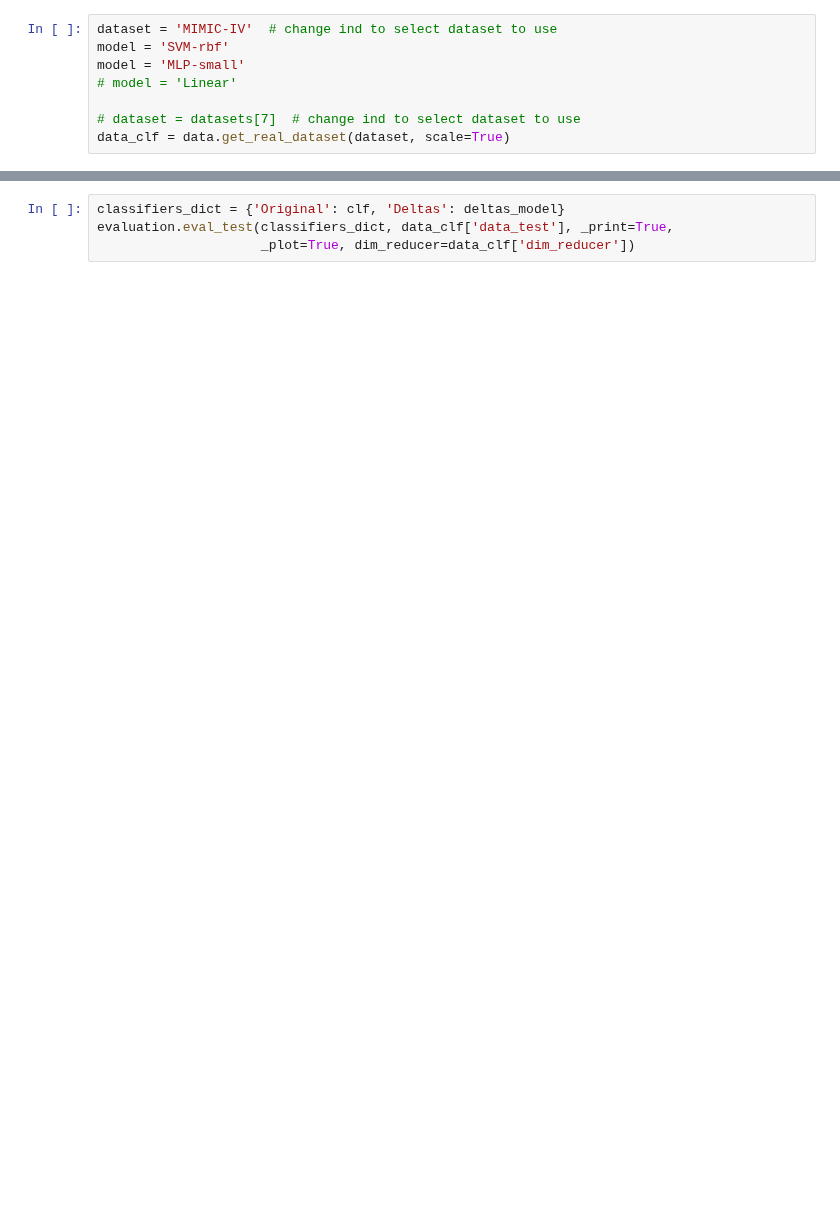
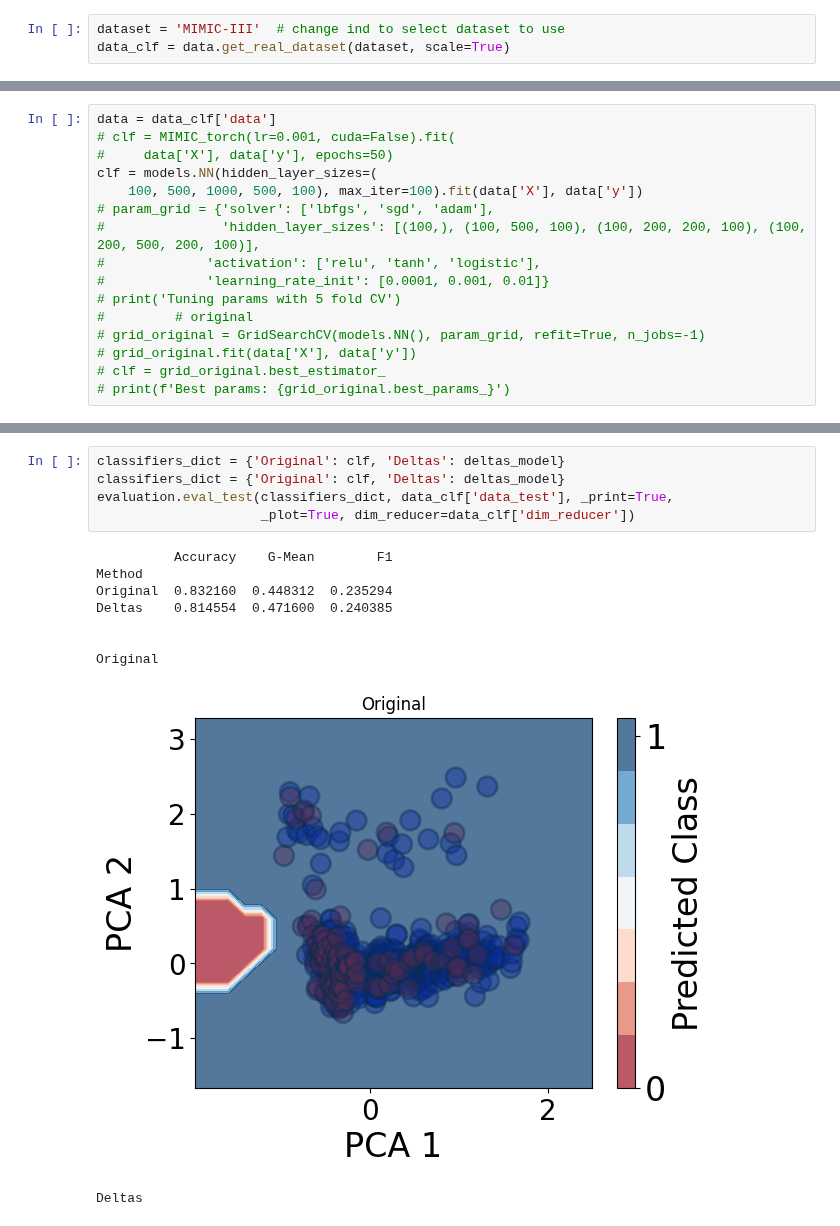
Before and after one commit to mattclifford1/linear_confidence, a Jupyter notebook: dev/MIMIC_dev.ipynb, the cells around one changed output, grey strips where cells are left out. Saved outputs shown, nothing was run; the diff lists cells and outputs as text; blank space fills up the shorter version.

Commit message:
mimic nn CV and sepsis

```diff
--- a/dev/MIMIC_dev.ipynb
+++ b/dev/MIMIC_dev.ipynb
@@ -9,8 +14,3 @@ import deltas.classifiers.models as models
 # %%
-dataset = 'MIMIC-IV'  # change ind to select dataset to use
-model = 'SVM-rbf'
-model = 'MLP-small'
-# model = 'Linear'
-
-# dataset = datasets[7]  # change ind to select dataset to use
+dataset = 'MIMIC-III'  # change ind to select dataset to use
 data_clf = data.get_real_dataset(dataset, scale=True)
@@ -21,3 +24,19 @@ clf = models.NN(hidden_layer_sizes=(
+# %%
+data = data_clf['data']
+# clf = MIMIC_torch(lr=0.001, cuda=False).fit(
+#     data['X'], data['y'], epochs=50)
+clf = models.NN(hidden_layer_sizes=(
+    100, 500, 1000, 500, 100), max_iter=100).fit(data['X'], data['y'])
+# param_grid = {'solver': ['lbfgs', 'sgd', 'adam'],
+#               'hidden_layer_sizes': [(100,), (100, 500, 100), (100, 200, 200, 100), (100, 200, 500, 200, 100)],
+#             'activation': ['relu', 'tanh', 'logistic'],
+#             'learning_rate_init': [0.0001, 0.001, 0.01]}
+# print('Tuning params with 5 fold CV')
+#         # original
+# grid_original = GridSearchCV(models.NN(), param_grid, refit=True, n_jobs=-1)
+# grid_original.fit(data['X'], data['y'])
+# clf = grid_original.best_estimator_
+# print(f'Best params: {grid_original.best_params_}')
 # %%
 X = data_clf['data']['X']
 y = data_clf['data']['y']
@@ -32,4 +59,15 @@ deltas_model = downsample.downsample_deltas(clf).fit(X, y,
 # %%
+classifiers_dict = {'Original': clf, 'Deltas': deltas_model}
 classifiers_dict = {'Original': clf, 'Deltas': deltas_model}
 evaluation.eval_test(classifiers_dict, data_clf['data_test'], _print=True,
                      _plot=True, dim_reducer=data_clf['dim_reducer'])
+# %% [output]
+          Accuracy    G-Mean        F1
+Method
+Original  0.832160  0.448312  0.235294
+Deltas    0.814554  0.471600  0.240385
+
+
+Original
+[figure, added]
+Deltas
```
Also changed, not shown: parts of 5 cells of this notebook, 16 other files.
